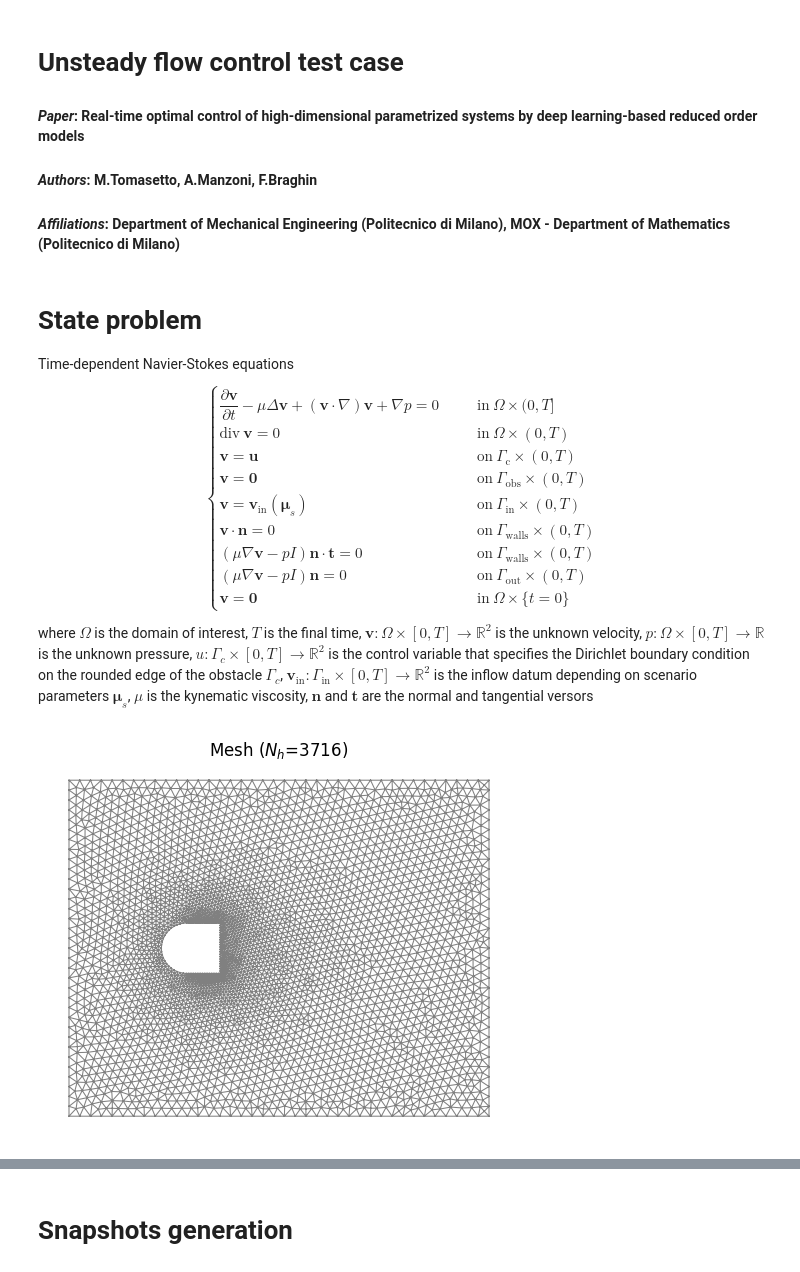
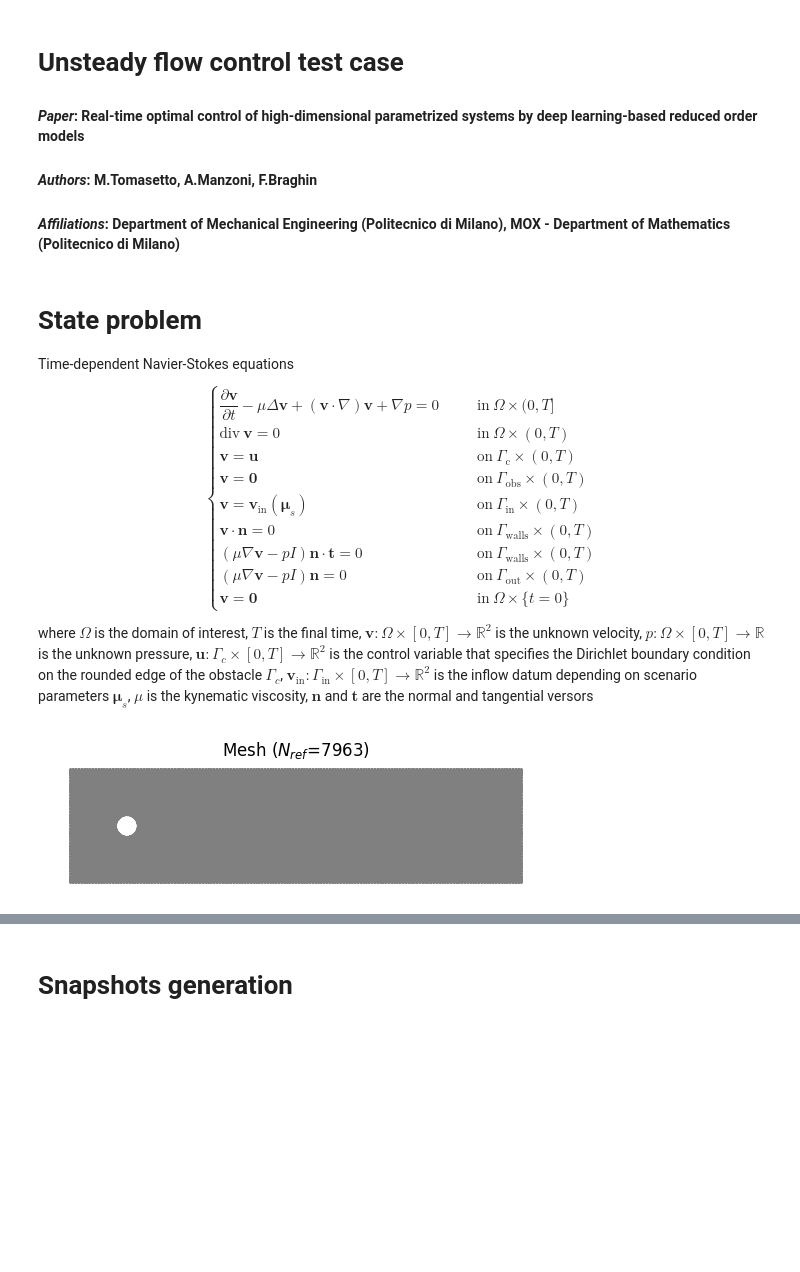
Before and after one commit to MatteoTomasetto/OCP-DL-ROM, a Jupyter notebook: UnsteadyFlowControl.ipynb, the cells around one changed output, grey strips where cells are left out. Cells and saved outputs as stored; diff of their text form; code cells hidden in the pictures; blank space fills up the shorter version.

Commit message:
New Unsteady Flow Control test case

```diff
--- a/UnsteadyFlowControl.ipynb
+++ b/UnsteadyFlowControl.ipynb
@@ -34,25 +40,35 @@ set_log_level(LogLevel.ERROR)
 
 Time-dependent Navier-Stokes equations
 \begin{cases}
-       \dfrac{\partial \boldsymbol{v}}{\partial t} -\mu \Delta \boldsymbol{v} + (\boldsymbol{v} \cdot \nabla) \boldsymbol{v} + \nabla p = 0  \qquad &\mathrm{in} \ \Omega \times (0,T] \\
-       \mathrm{div }\  \boldsymbol{v} = 0  \qquad &\mathrm{in} \ \Omega \times (0,T) \\
-       \boldsymbol{v} = \boldsymbol{u}  \qquad &\mathrm{on} \ \Gamma_{\textrm{c}} \times (0,T)\\
-       \boldsymbol{v} = \boldsymbol{0}  \qquad &\mathrm{on} \ \Gamma_{\textrm{obs}} \times (0,T)\\
-       \boldsymbol{v} = \boldsymbol{v}_{\text{in}}(\boldsymbol{\mu}_s)  \qquad &\mathrm{on} \ \Gamma_{\textrm{in}} \times (0,T)\\
-       \boldsymbol{v} \cdot \boldsymbol{n} = 0  \qquad &\mathrm{on} \ \Gamma_{\textrm{walls}} \times (0,T) \\
-       (\mu \nabla \boldsymbol{v} - pI)\boldsymbol{n} \cdot \boldsymbol{t} = 0  \qquad &\mathrm{on} \ \Gamma_{\textrm{walls}} \times (0,T) \\
-       (\mu \nabla \boldsymbol{v} - pI)\boldsymbol{n} = 0  \qquad &\mathrm{on} \ \Gamma_{\textrm{out}} \times (0,T)\\
-       \boldsymbol{v} = \boldsymbol{0} &\mathrm{in} \ \Omega \times \{t = 0\}
+       \dfrac{\partial \mathbf{v}}{\partial t} -\mu \Delta \mathbf{v} + (\mathbf{v} \cdot \nabla) \mathbf{v} + \nabla p = 0  \qquad &\mathrm{in} \ \Omega \times (0,T] \\
+       \mathrm{div }\  \mathbf{v} = 0  \qquad &\mathrm{in} \ \Omega \times (0,T) \\
+       \mathbf{v} = \mathbf{u}  \qquad &\mathrm{on} \ \Gamma_{\textrm{c}} \times (0,T)\\
+       \mathbf{v} = \boldsymbol{0}  \qquad &\mathrm{on} \ \Gamma_{\textrm{obs}} \times (0,T)\\
+       \mathbf{v} = \mathbf{v}_{\text{in}}(\boldsymbol{\mu}_s)  \qquad &\mathrm{on} \ \Gamma_{\textrm{in}} \times (0,T)\\
+       \mathbf{v} \cdot \mathbf{n} = 0  \qquad &\mathrm{on} \ \Gamma_{\textrm{walls}} \times (0,T) \\
+       (\mu \nabla \mathbf{v} - pI)\mathbf{n} \cdot \mathbf{t} = 0  \qquad &\mathrm{on} \ \Gamma_{\textrm{walls}} \times (0,T) \\
+       (\mu \nabla \mathbf{v} - pI)\mathbf{n} = 0  \qquad &\mathrm{on} \ \Gamma_{\textrm{out}} \times (0,T)\\
+       \mathbf{v} = \boldsymbol{0} &\mathrm{in} \ \Omega \times \{t = 0\}
 \end{cases}
 
-where $\Omega$ is the domain of interest, $T$ is the final time, $\mathbf{v}: \Omega \times [0,T] \to \mathbb R^2$ is the unknown velocity, $p: \Omega \times [0,T] \to \mathbb R$ is the unknown pressure, $u: \Gamma_c \times [0,T] \to \mathbb R^2$ is the control variable that specifies the Dirichlet boundary condition on the rounded edge of the obstacle $\Gamma_c$, $\mathbf{v}_{\text{in}}: \Gamma_{\textrm{in}} \times [0,T] \to \mathbb R^2$ is the inflow datum depending on scenario parameters $\boldsymbol{\mu}_s$, $\mu$ is the kynematic viscosity, $\mathbf{n}$ and $\mathbf{t}$ are the normal and tangential versors
+where $\Omega$ is the domain of interest, $T$ is the final time, $\mathbf{v}: \Omega \times [0,T] \to \mathbb R^2$ is the unknown velocity, $p: \Omega \times [0,T] \to \mathbb R$ is the unknown pressure, $\mathbf{u}: \Gamma_c \times [0,T] \to \mathbb R^2$ is the control variable that specifies the Dirichlet boundary condition on the rounded edge of the obstacle $\Gamma_c$, $\mathbf{v}_{\text{in}}: \Gamma_{\textrm{in}} \times [0,T] \to \mathbb R^2$ is the inflow datum depending on scenario parameters $\boldsymbol{\mu}_s$, $\mu$ is the kynematic viscosity, $\mathbf{n}$ and $\mathbf{t}$ are the normal and tangential versors
-# %%
-# IMPORT THE MESH FOR THE STATE PROBLEM
-
-mesh = Mesh("Mesh/mesh.xml")
-plot(mesh, color = "grey", linewidth = 0.75)
-plt.axis("off");
-plt.title("Mesh ($N_{h}$=%d)" % mesh.num_vertices());
-# %% [output]
-[figure, removed]
+# %%
+# CREATE THE MESH FOR THE STATE PROBLEM
+
+domain = geo.Rectangle((0, 0), (8, 2)) - geo.Circle((1.0, 1.0), 0.2)
+mesh = geo.mesh(domain, stepsize = 0.05)
+
+class AroundCylinders(SubDomain):
+    def inside(self, x, on_boundary):
+        return (x[0] - 1.0)*(x[0] - 1.0) + (x[1] - 1.0)*(x[1] - 1.0) < 0.3 * 0.3
+domains_bool = MeshFunction("bool", mesh, mesh.geometric_dimension())
+domains_bool.set_all(False)
+AroundCylinders().mark(domains_bool, True)
+mesh = refine(mesh, domains_bool)
+
+fe.plot(mesh)
+plt.title("Mesh ($N_{ref}$=%d)" % mesh.num_vertices())
+plt.show()
+# %% [output]
+[figure, added]
 # %%
```
Also changed, not shown: parts of 61 cells of this notebook, 10 other files.
